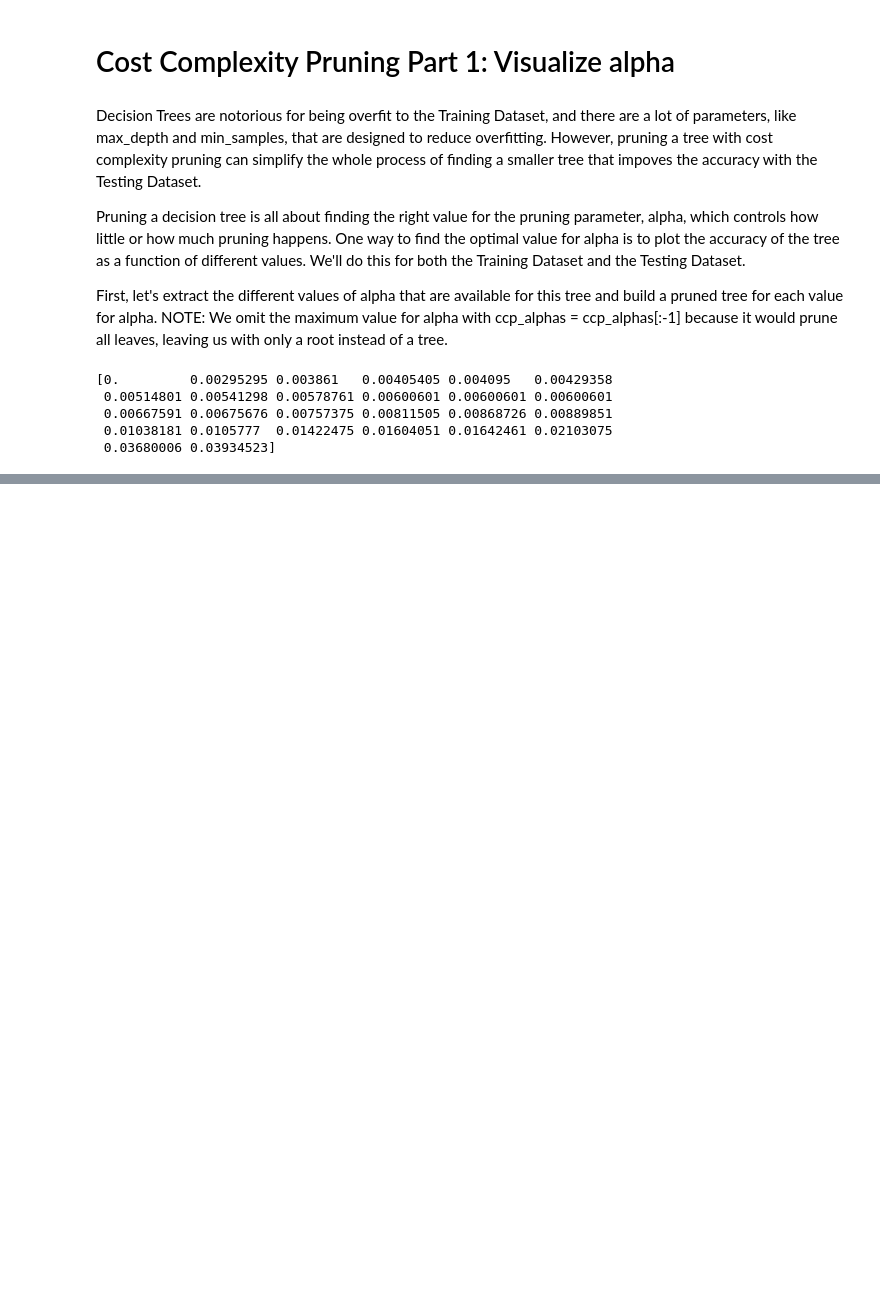
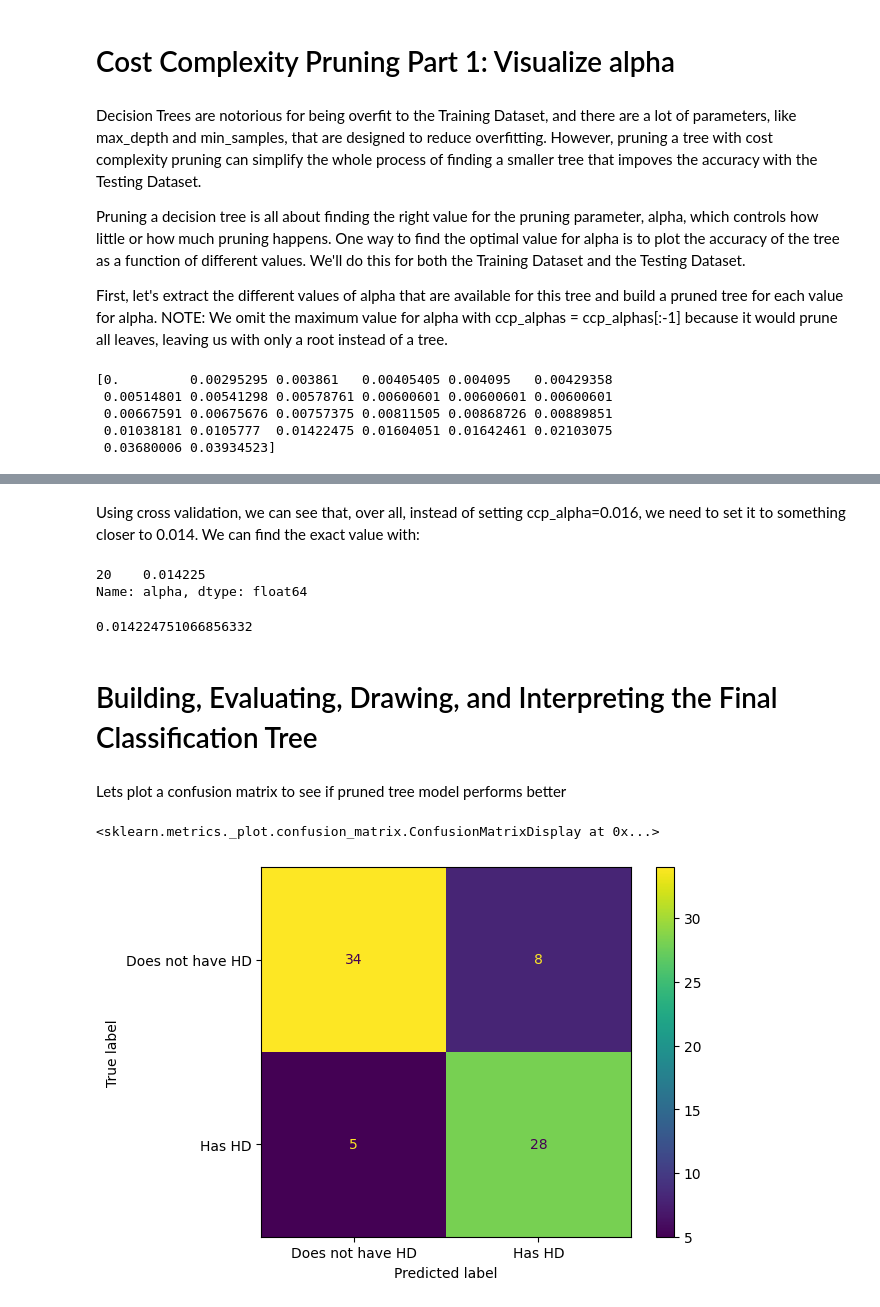
Before and after one commit to NewCodeLearner/ML_Algorithms, a Jupyter notebook: Classification_DecisionTrees_in_python.ipynb, the cells around one changed output, grey strips where cells are left out. Drawn from its saved outputs; the diff is of its cells as text; code cells hidden in the pictures; blank space fills up the shorter version.

```diff
--- a/Classification_DecisionTrees_in_python.ipynb
+++ b/Classification_DecisionTrees_in_python.ipynb
@@ -307,0 +392,37 @@ print(ccp_alphas)
+# %% [markdown]
+Using cross validation, we can see that, over all, instead of setting ccp_alpha=0.016, we need to set it to something closer to 0.014. We can find the exact value with:
+# %%
+ideal_ccp_alpha = alpha_results[(alpha_results['alpha'] > 0.014)
+                                &
+                                (alpha_results['alpha'] < 0.015)]['alpha']
+ideal_ccp_alpha
+# %% [output]
+20    0.014225
+Name: alpha, dtype: float64
+# %%
+## convert ideal_ccp_alpha from a series to a float
+ideal_ccp_alpha = float(ideal_ccp_alpha)
+ideal_ccp_alpha
+# %% [output]
+0.014224751066856332
+# %% [markdown]
+# Building, Evaluating, Drawing, and Interpreting the Final Classification Tree
+# %%
+## Build and train a new decision tree, only this time use the optimal value for alpha
+clf_dt_pruned = DecisionTreeClassifier(random_state=42, ccp_alpha=ideal_ccp_alpha)
+clf_dt_pruned = clf_dt_pruned.fit(X_train, y_train)
+# %% [markdown]
+Lets plot a confusion matrix to see if pruned tree model performs better
+# %%
+# Get the predicted values
+y_pred = clf_dt_pruned.predict(X_test)
+
+# Compute the confusion matrix
+cm =confusion_matrix(y_test,y_pred)
+
+## Plot the confusion matrix.
+disp = ConfusionMatrixDisplay(confusion_matrix=cm, display_labels=["Does not have HD", "Has HD"])
+disp.plot()
+# %% [output]
+<sklearn.metrics._plot.confusion_matrix.ConfusionMatrixDisplay at 0x...>
+[figure, added]
```
Also changed, not shown: parts of 14 cells of this notebook.
